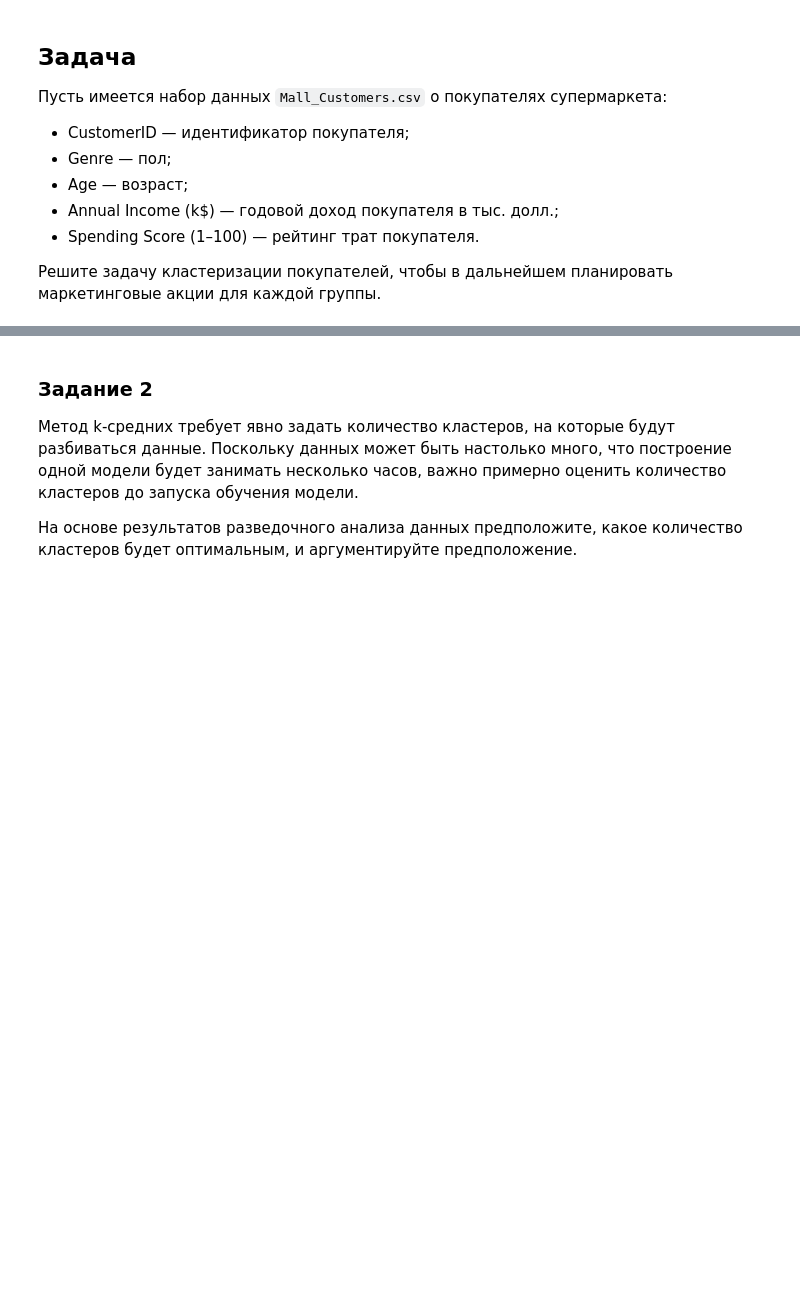
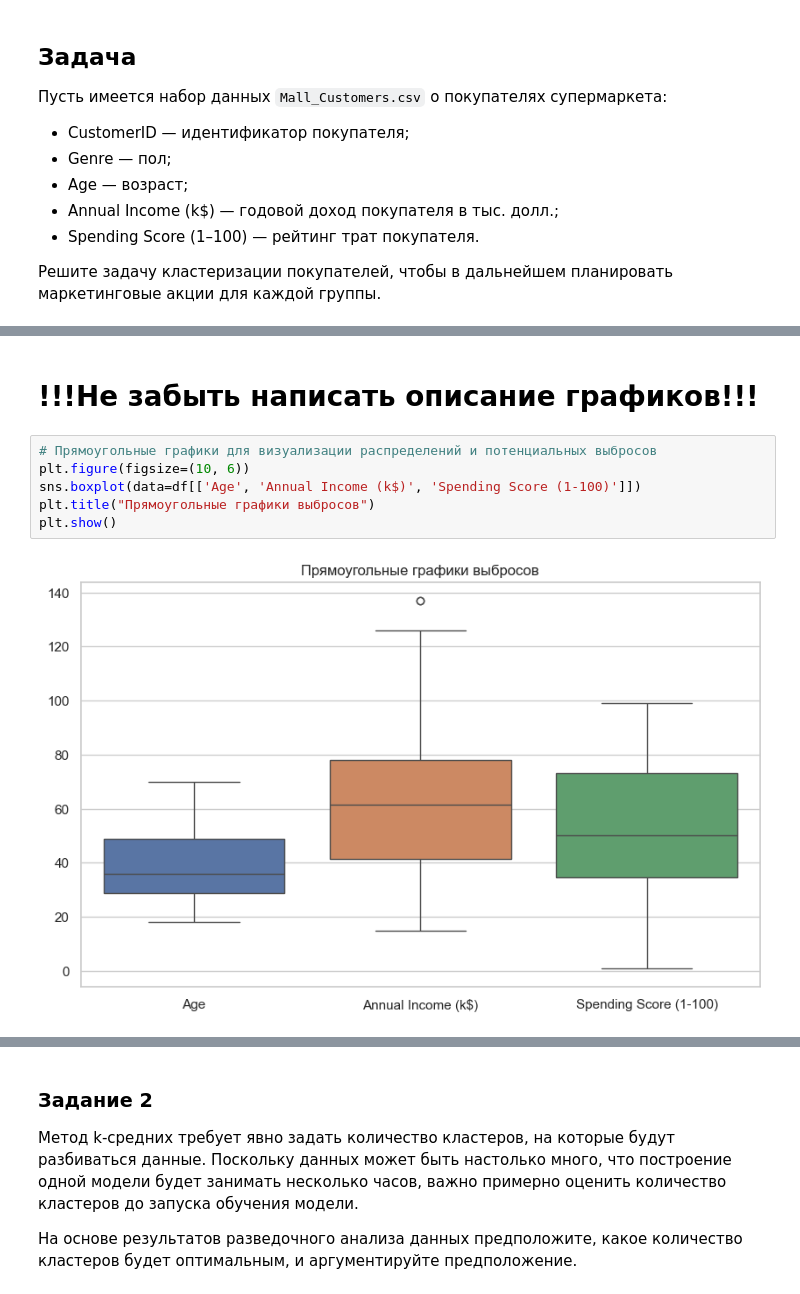
Before and after one commit to Ritorta/machine-learning, a Jupyter notebook: Work#7/Task#1.ipynb, the cells around one changed output, grey strips where cells are left out. Cells and saved outputs as stored; diff of their text form; blank space fills up the shorter version.

```diff
--- a/Work#7/Task#1.ipynb
+++ b/Work#7/Task#1.ipynb
@@ -18,0 +250,10 @@
+# %% [markdown]
+# !!!Не забыть написать описание графиков!!!
+# %%
+# Прямоугольные графики для визуализации распределений и потенциальных выбросов
+plt.figure(figsize=(10, 6))
+sns.boxplot(data=df[['Age', 'Annual Income (k$)', 'Spending Score (1-100)']])
+plt.title("Прямоугольные графики выбросов")
+plt.show()
+# %% [output]
+[figure, added]
```
Also changed, not shown: parts of 28 cells of this notebook, 1 other file.
